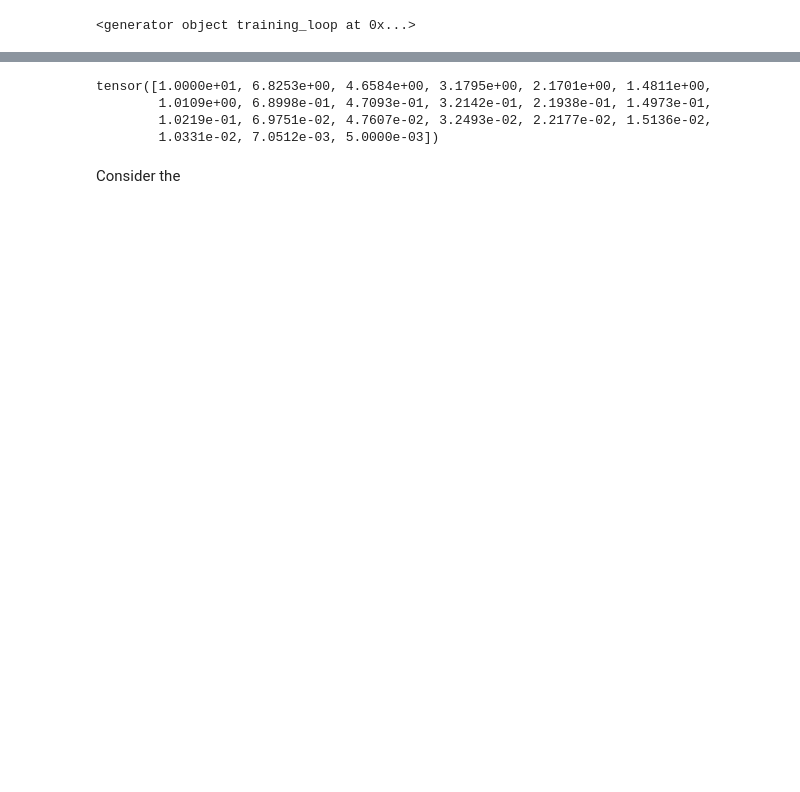
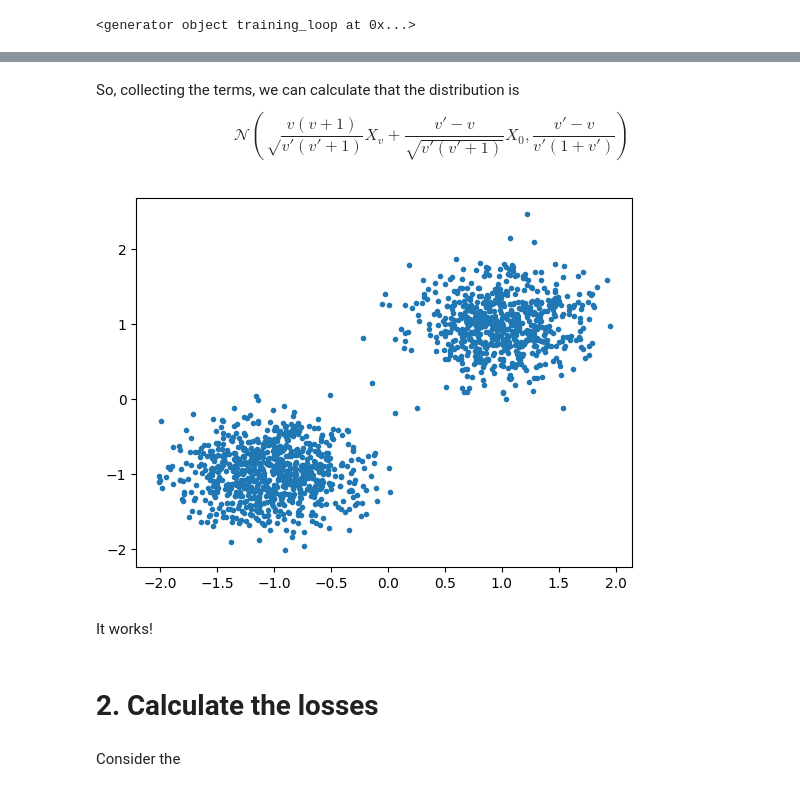
Before and after one commit to JetfiRex/Diffusion-ToyModel, a Jupyter notebook: Diffusion.ipynb, the cells around one changed output, grey strips where cells are left out. Drawn from its saved outputs; the diff is of its cells as text; code cells hidden in the pictures; blank space fills up the shorter version.

```diff
--- a/Diffusion.ipynb
+++ b/Diffusion.ipynb
@@ -297,9 +306,0 @@ plot_batch(x0)
-# %%
-schedule.sample_sigmas(20)
-# %% [output]
-tensor([1.0000e+01, 6.8253e+00, 4.6584e+00, 3.1795e+00, 2.1701e+00, 1.4811e+00,
-        1.0109e+00, 6.8998e-01, 4.7093e-01, 3.2142e-01, 2.1938e-01, 1.4973e-01,
-        1.0219e-01, 6.9751e-02, 4.7607e-02, 3.2493e-02, 2.2177e-02, 1.5136e-02,
-        1.0331e-02, 7.0512e-03, 5.0000e-03])
-# %% [markdown]
-Consider the
@@ -318,0 +307,45 @@ def get_gradient(sigmas: torch.FloatTensor):
+# %% [markdown]
+So, collecting the terms, we can calculate that the distribution is
+$$\mathcal N(\sqrt\frac{v(v+1)}{v'(v'+1)}X_v+\frac{v'-v}{\sqrt{v'(v'+1)}}X_0, \frac{v'-v}{v'(1+v')})$$
+# %%
+# Generalizes most commonly-used samplers:
+#   DDPM       : gam=1, mu=0.5
+#   DDIM       : gam=1, mu=0
+#   Accelerated: gam=2, mu=0
+
+@torch.no_grad()
+def samples(model      : nn.Module,
+            sigmas     : torch.FloatTensor, # Iterable with N+1 values for N sampling steps
+            gam        : float = 1.,        # Suggested to use gam >= 1
+            mu         : float = 0.,        # Requires mu in [0, 1)
+            cfg_scale  : int = 0.,          # 0 means no classifier-free guidance
+            batchsize  : int = 1,
+            xt         : Optional[torch.FloatTensor] = None,
+            cond       : Optional[torch.Tensor] = None,
+            accelerator: Optional[Accelerator] = None):
+    model.eval()
+    accelerator = accelerator or Accelerator()
+    xt = model.rand_input(batchsize).to(accelerator.device) if xt is None else xt
+    if cond is not None:
+        assert cond.shape[0] == xt.shape[0], 'cond must have same shape as x!'
+        cond = cond.to(xt.device)
+    x0 = None
+    for i, (sig_prev, sig) in enumerate(pairwise(sigmas)):
+        x0_prev, x0 = x0, model.predict_x0(xt, sig.to(xt), cond)
+        x0_av = x0 * gam + x0_prev * (1-gam)  if i > 0 else x0
+        xt_coef = torch.sqrt((sig_prev*(sig_prev+1)) / (sig*(sig+1)))
+        x0_coef = (sig - sig_prev)/torch.sqrt(sig*(sig+1))
+        eta = torch.sqrt(sig - sig_prev)/torch.sqrt(sig*(sig+1))
+        xt = xt * xt_coef + x0_av * x0_coef + eta * model.rand_input(xt.shape[0]).to(xt)
+        yield xt
+
+*xts, x0 = samples(model, schedule.sample_sigmas(20).flip(0), batchsize=1500, gam=2, mu=0)
+plot_batch(x0)
+# %% [output]
+[figure, added]
+# %% [markdown]
+It works!
+# %% [markdown]
+# 2. Calculate the losses
+# %% [markdown]
+Consider the
```
Also changed, not shown: parts of 8 cells of this notebook.
